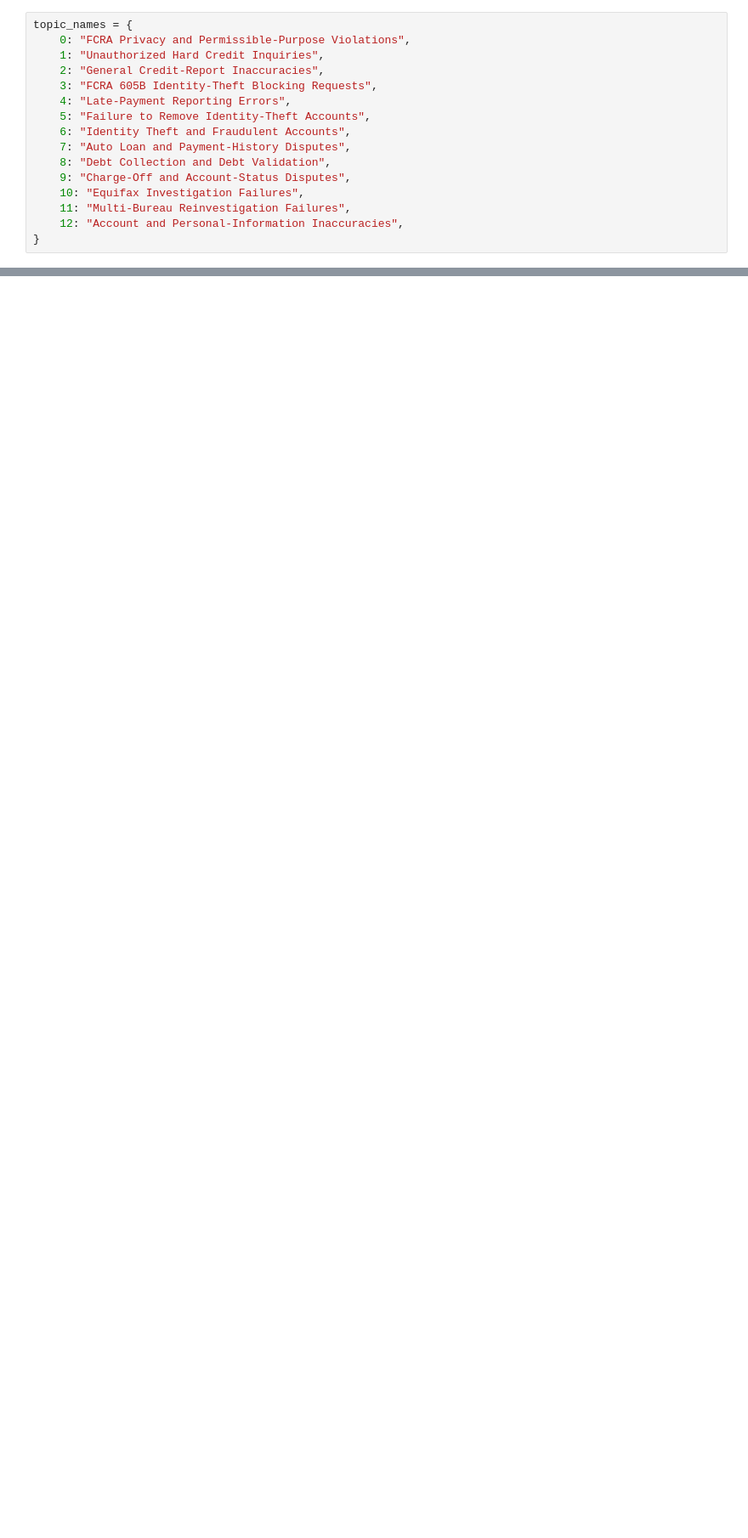
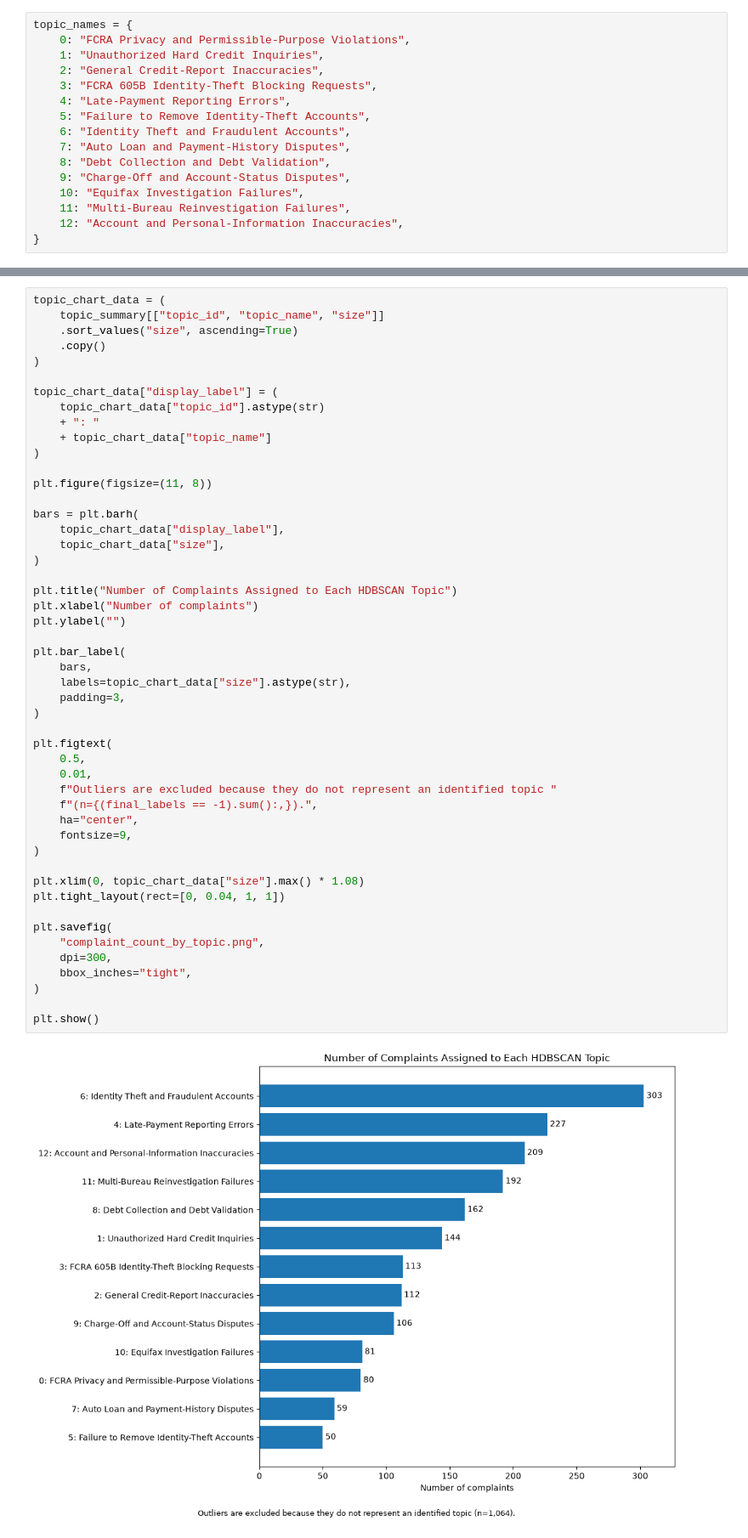
Before and after one commit to Papazian/MADS_Capstone, a Jupyter notebook: Unsupervised_Learning/credit_clustering_final_notebook.ipynb, the cells around one changed output, grey strips where cells are left out. Shown at 85% size. Saved outputs shown, nothing was run; the diff lists cells and outputs as text; blank space fills up the shorter version.

```diff
--- a/Unsupervised_Learning/credit_clustering_final_notebook.ipynb
+++ b/Unsupervised_Learning/credit_clustering_final_notebook.ipynb
@@ -1214,3 +1236,54 @@ display(topic_summary.round({"share_pct": 1}))
+# %%
+topic_chart_data = (
+    topic_summary[["topic_id", "topic_name", "size"]]
+    .sort_values("size", ascending=True)
+    .copy()
+)
+
+topic_chart_data["display_label"] = (
+    topic_chart_data["topic_id"].astype(str)
+    + ": "
+    + topic_chart_data["topic_name"]
+)
+
+plt.figure(figsize=(11, 8))
+
+bars = plt.barh(
+    topic_chart_data["display_label"],
+    topic_chart_data["size"],
+)
+
+plt.title("Number of Complaints Assigned to Each HDBSCAN Topic")
+plt.xlabel("Number of complaints")
+plt.ylabel("")
+
+plt.bar_label(
+    bars,
+    labels=topic_chart_data["size"].astype(str),
+    padding=3,
+)
+
+plt.figtext(
+    0.5,
+    0.01,
+    f"Outliers are excluded because they do not represent an identified topic "
+    f"(n={(final_labels == -1).sum():,}).",
+    ha="center",
+    fontsize=9,
+)
+
+plt.xlim(0, topic_chart_data["size"].max() * 1.08)
+plt.tight_layout(rect=[0, 0.04, 1, 1])
+
+plt.savefig(
+    "complaint_count_by_topic.png",
+    dpi=300,
+    bbox_inches="tight",
+)
+
+plt.show()
+# %% [output]
+[figure, added]
 # %% [markdown]
 ### Summary of the 13 Topics
 
```
Also changed, not shown: parts of 3 cells of this notebook.
